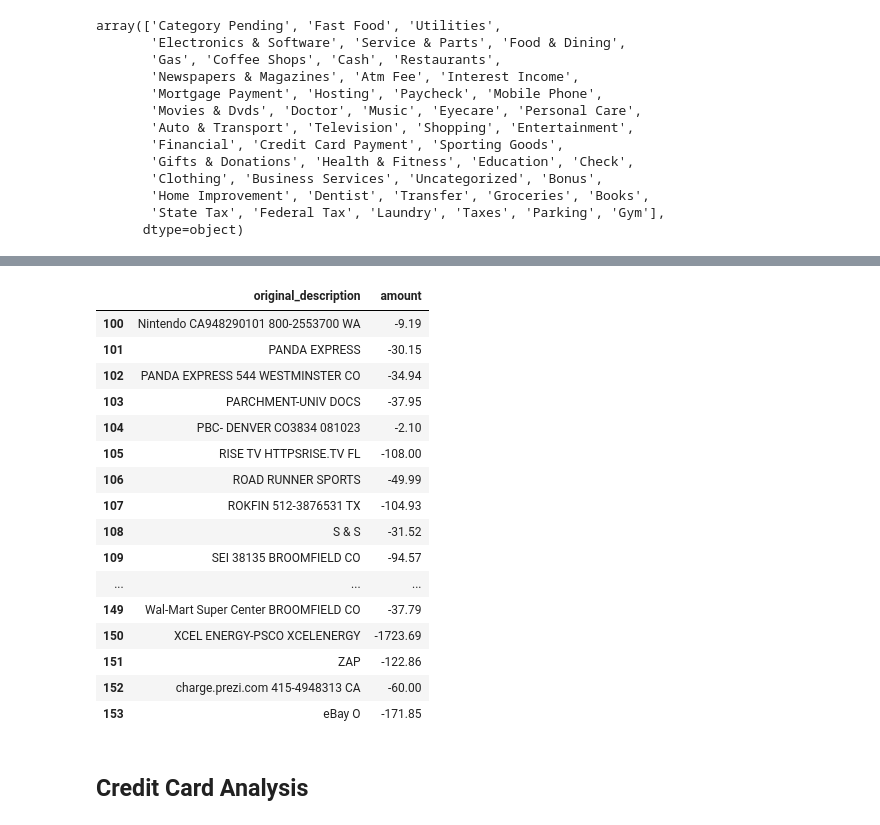
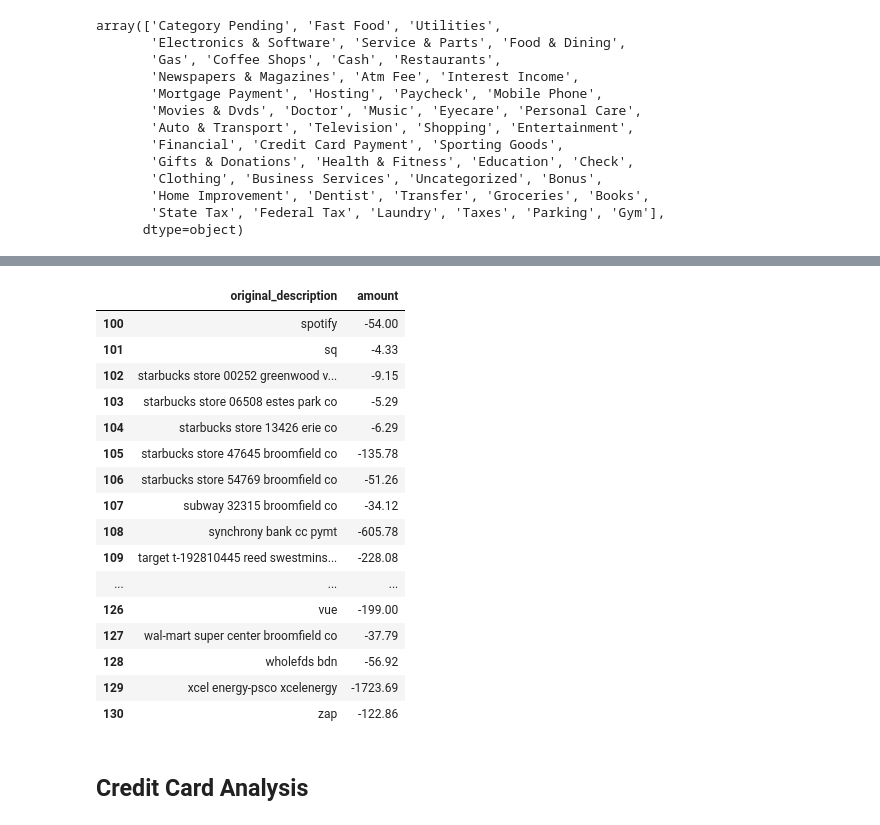
Before and after one commit to Tyton25/tools, a Jupyter notebook: Expenses_Analysis.ipynb, the cells around one changed output, grey strips where cells are left out. Cells and saved outputs as stored; diff of their text form; code cells hidden in the pictures.

```diff
--- a/Expenses_Analysis.ipynb
+++ b/Expenses_Analysis.ipynb
@@ -17,20 +17,22 @@ def refactor_debit_cols(my_df):
 
   return my_df
 # %%
-def clean_orig_desc_col(raw_df):
+def sum_orig_desc_col(raw_df):
   phone_pattern = r'\d{3}-\d{3}-\d{4}'
-  my_df = raw_df[["original_description", "amount"]]
+  url_patt = r'.*\.com'
+  seven11_patt = r'7.*eleven'
+  # my_df = raw_df[["original_description", "amount"]]
+  my_df = raw_df.drop(columns=['date', 'description','category'])
+  my_df['original_description'] = my_df['original_description'].map(lambda x: x.lower())
   my_df['original_description'] = my_df['original_description'].map(lambda x: x.split('*')[0])
   my_df['original_description'] = my_df['original_description'].map(lambda x: x.split('#')[0])
   my_df['original_description'] = my_df['original_description'].map(lambda x: re.split(phone_pattern, x)[0])
-  my_df['original_description'] = my_df['original_description'].map(lambda x: re.split(r'dd ', x)[0])
+  my_df['original_description'] = my_df['original_description'].map(lambda x: re.split(url_patt, x)[0])
+  my_df['original_description'] = my_df['original_description'].apply(lambda x: re.search(seven11_patt, x).group(0) if re.search(seven11_patt, x) else x)
+  my_df['original_description'] = my_df['original_description'].apply(lambda x: re.search(r'doordash', x).group(0) if re.search(r'doordash', x) else x)
+  my_df = my_df.groupby('original_description').agg('sum')
+  my_df.sort_values(by=['original_description'], inplace=True)
+  my_df.reset_index(inplace=True)
 
   return my_df
-# %%
-def sum_orig_desc_col(raw_df):
-  my_df = raw_df.groupby('original_description').agg('sum')
-  my_df.sort_values(by=['original_description'], inplace=True)
-  my_df.reset_index(inplace=True)
-
-  return my_df
 # %%
@@ -66,7 +74,7 @@ debit_df
 | 630 | 2023-01-03 | Amazon Web Services | Amazon web services AWS.AMAZON.COWA | Hosting | -1.05 | Posted |
 631 rows × 6 columns
 # %%
-debit_df = refactor_debit_cols(debit_df)
+debit_df = refactor_cols(debit_df)
 debit_df
 # %% [output]
 |  | date | description | original_description | category | amount |
@@ -239,0 +190,3 @@ debit_orig_description_totals_df[50:100]
+# %%
+debit_orig_desc_df = sum_orig_desc_col(debit_df)
+debit_orig_desc_df[:50]
@@ -240,23 +211,23 @@ debit_orig_description_totals_df[50:100]
 # %%
-debit_orig_description_totals_df[100:]
+debit_orig_desc_df[100:]
 # %% [output]
 |  | original_description | amount |
-| 100 | Nintendo CA948290101 800-2553700 WA | -9.19 |
-| 101 | PANDA EXPRESS | -30.15 |
-| 102 | PANDA EXPRESS 544 WESTMINSTER CO | -34.94 |
-| 103 | PARCHMENT-UNIV DOCS | -37.95 |
-| 104 | PBC- DENVER CO3834 081023 | -2.10 |
-| 105 | RISE TV HTTPSRISE.TV FL | -108.00 |
-| 106 | ROAD RUNNER SPORTS | -49.99 |
-| 107 | ROKFIN 512-3876531 TX | -104.93 |
-| 108 | S & S | -31.52 |
-| 109 | SEI 38135 BROOMFIELD CO | -94.57 |
+| 100 | spotify | -54.00 |
+| 101 | sq | -4.33 |
+| 102 | starbucks store 00252 greenwood v... | -9.15 |
+| 103 | starbucks store 06508 estes park co | -5.29 |
+| 104 | starbucks store 13426 erie co | -6.29 |
+| 105 | starbucks store 47645 broomfield co | -135.78 |
+| 106 | starbucks store 54769 broomfield co | -51.26 |
+| 107 | subway 32315 broomfield co | -34.12 |
+| 108 | synchrony bank cc pymt | -605.78 |
+| 109 | target t-192810445 reed swestmins... | -228.08 |
 | ... | ... | ... |
-| 149 | Wal-Mart Super Center BROOMFIELD CO | -37.79 |
-| 150 | XCEL ENERGY-PSCO XCELENERGY | -1723.69 |
-| 151 | ZAP | -122.86 |
-| 152 | charge.prezi.com 415-4948313 CA | -60.00 |
-| 153 | eBay O | -171.85 |
+| 126 | vue | -199.00 |
+| 127 | wal-mart super center broomfield co | -37.79 |
+| 128 | wholefds bdn | -56.92 |
+| 129 | xcel energy-psco xcelenergy | -1723.69 |
+| 130 | zap | -122.86 |
 # %% [markdown]
 ## Credit Card Analysis
 # %%
```
Also changed, not shown: parts of 19 cells of this notebook.
